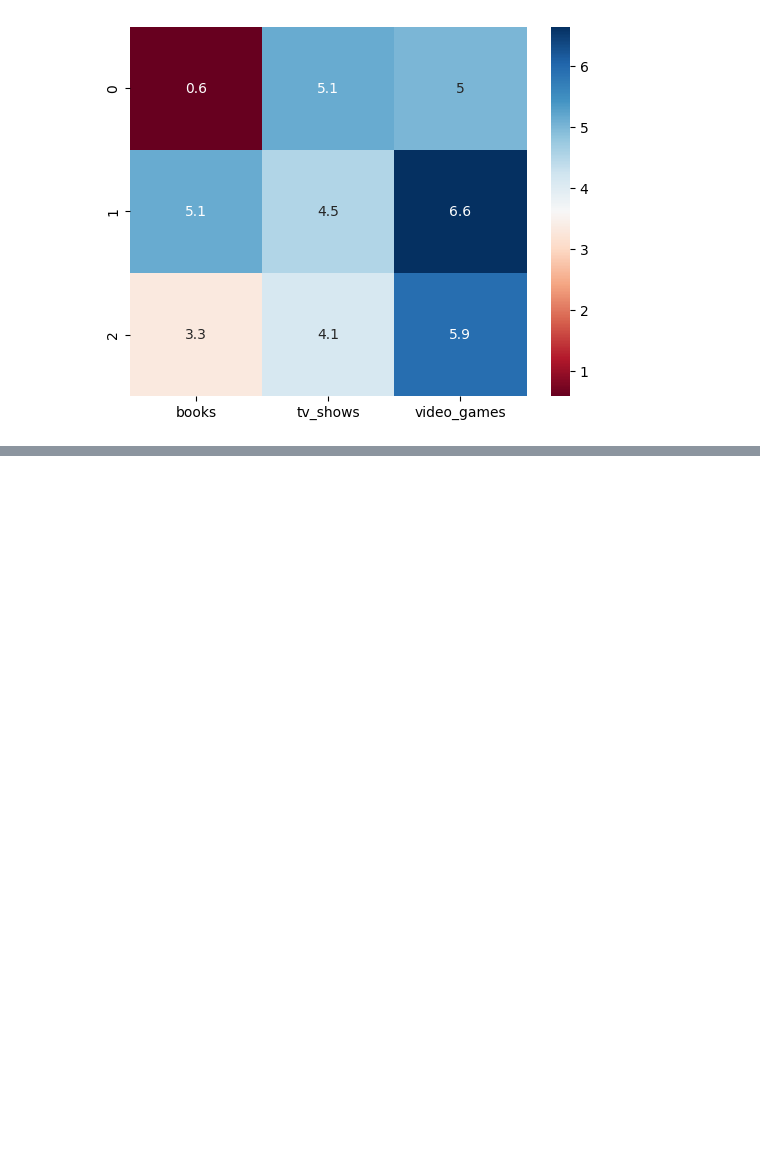
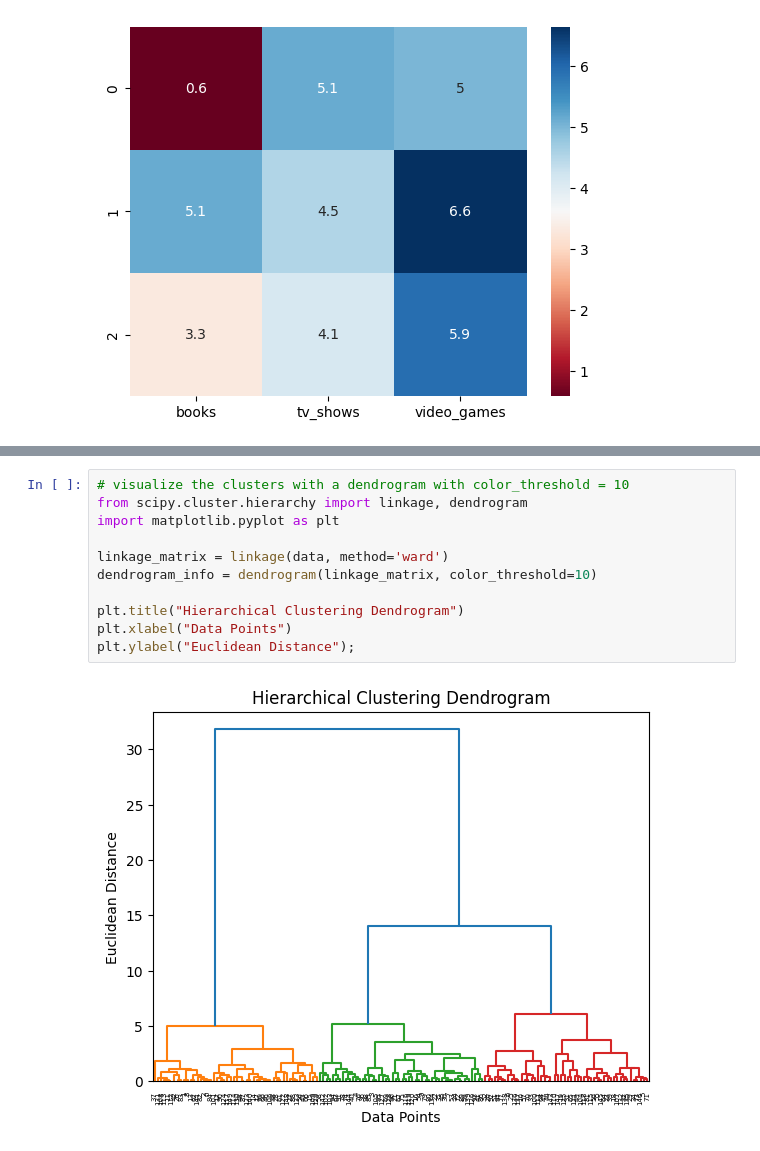
Before and after one commit to MigleSdc/BIT-kursai, a Jupyter notebook: 06_Machine_learning/3_16_lecture.ipynb, the cells around one changed output, grey strips where cells are left out. Saved outputs shown, nothing was run; the diff lists cells and outputs as text; blank space fills up the shorter version.

```diff
--- a/06_Machine_learning/3_16_lecture.ipynb
+++ b/06_Machine_learning/3_16_lecture.ipynb
@@ -139,0 +296,13 @@ sns.heatmap(cluster_centers3, cmap='RdBu', annot=True);
+# %%
+# visualize the clusters with a dendrogram with color_threshold = 10
+from scipy.cluster.hierarchy import linkage, dendrogram
+import matplotlib.pyplot as plt
+
+linkage_matrix = linkage(data, method='ward')
+dendrogram_info = dendrogram(linkage_matrix, color_threshold=10)
+
+plt.title("Hierarchical Clustering Dendrogram")
+plt.xlabel("Data Points")
+plt.ylabel("Euclidean Distance");
+# %% [output]
+[figure, added]
```
Also changed, not shown: parts of 34 cells of this notebook, 1 other file.
